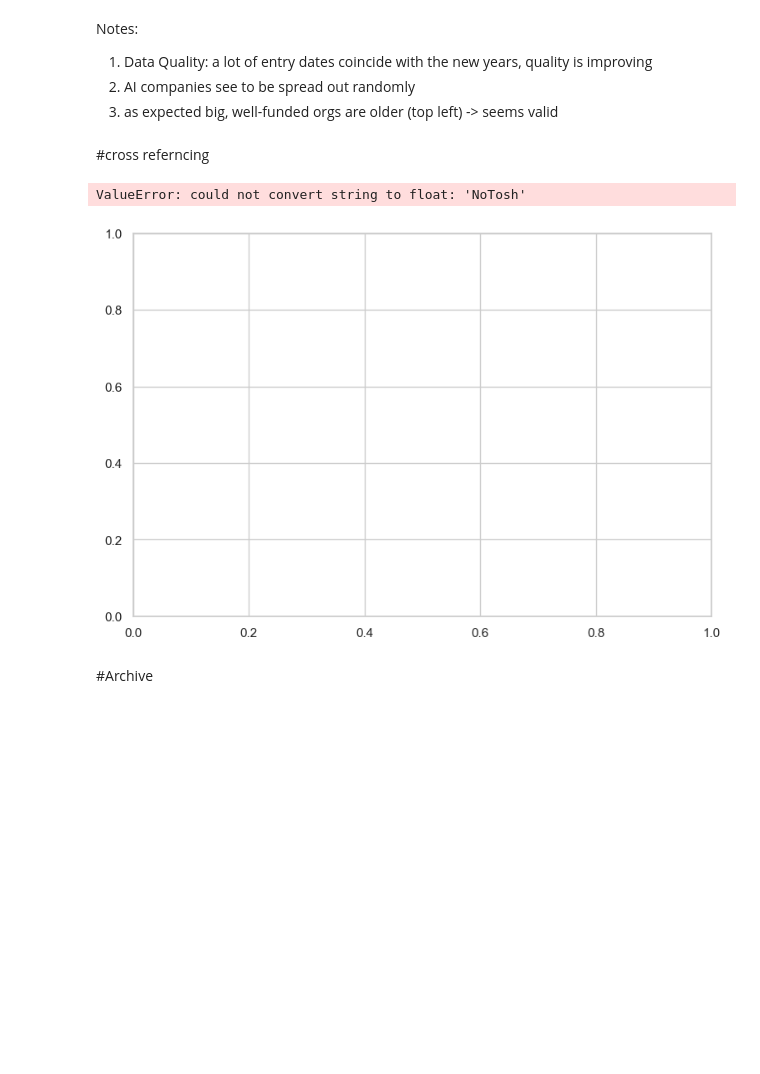
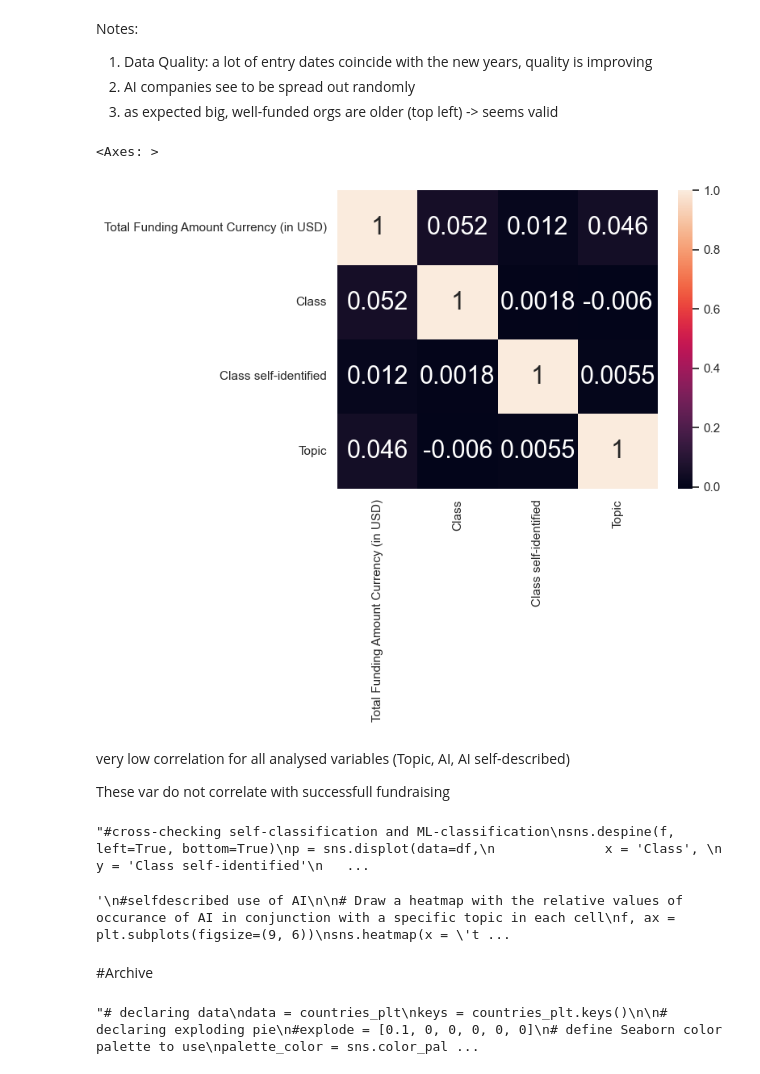
Before and after one commit to MarioMuehlematter/Education.ai, a Jupyter notebook: notebooks/Education.ai_Analysis+Plots.ipynb, the cells around one changed output. Cells and saved outputs as stored; diff of their text form; code cells hidden in the pictures; blank space fills up the shorter version.

Commit message:
create topic model exports + add corr matrix

```diff
--- a/notebooks/Education.ai_Analysis+Plots.ipynb
+++ b/notebooks/Education.ai_Analysis+Plots.ipynb
@@ -374,21 +375,41 @@ Notes:
 1. Data Quality: a lot of entry dates coincide with the new years, quality is improving
 2. AI companies see to be spread out randomly
 3. as expected big, well-funded orgs are older (top left) -> seems valid
-# %% [markdown]
-#cross referncing
+# %%
+#checking for corellation between analysed var and Total Funding
+sns.heatmap(df[['Total Funding Amount Currency (in USD)', 'Class', 'Class self-identified',  'Topic']].corr(),
+            annot= True,
+            )
+# %% [output]
+<Axes: >
+[figure, added]
+# %% [markdown]
+very low correlation for all analysed variables (Topic, AI, AI self-described)
+
+These var do not correlate with successfull fundraising
+# %%
+'''#cross-checking self-classification and ML-classification
+sns.despine(f, left=True, bottom=True)
+p = sns.displot(data=df,
+              x = 'Class',
+              y = 'Class self-identified'
+              )'''
+# %% [output]
+"#cross-checking self-classification and ML-classification\nsns.despine(f, left=True, bottom=True)\np = sns.displot(data=df,\n              x = 'Class', \n              y = 'Class self-identified'\n   ...
 # %%
-#topics and selfdescribed use of AI
+'''
+#selfdescribed use of AI
 
 # Draw a heatmap with the relative values of occurance of AI in conjunction with a specific topic in each cell
 f, ax = plt.subplots(figsize=(9, 6))
 sns.heatmap(x = 'topic', y = 'AI', data = df,  annot=True, fmt="d", linewidths=.5, ax=ax)
+'''
 # %% [output]
-ValueError: could not convert string to float: 'NoTosh'
+'\n#selfdescribed use of AI\n\n# Draw a heatmap with the relative values of occurance of AI in conjunction with a specific topic in each cell\nf, ax = plt.subplots(figsize=(9, 6))\nsns.heatmap(x = \'t ...
-[figure, removed]
 # %% [markdown]
 #Archive
 # %%
-# declaring data
+'''# declaring data
 data = countries_plt
 keys = countries_plt.keys()
 
@@ -407,4 +428,7 @@ plt.pie(data,
 
 # displaying chart
 plt.show()
+'''
+# %% [output]
+"# declaring data\ndata = countries_plt\nkeys = countries_plt.keys()\n\n# declaring exploding pie\n#explode = [0.1, 0, 0, 0, 0, 0]\n# define Seaborn color palette to use\npalette_color = sns.color_pal ...
 # %%
```
Also changed, not shown: parts of 10 cells of this notebook, 1 other file.
